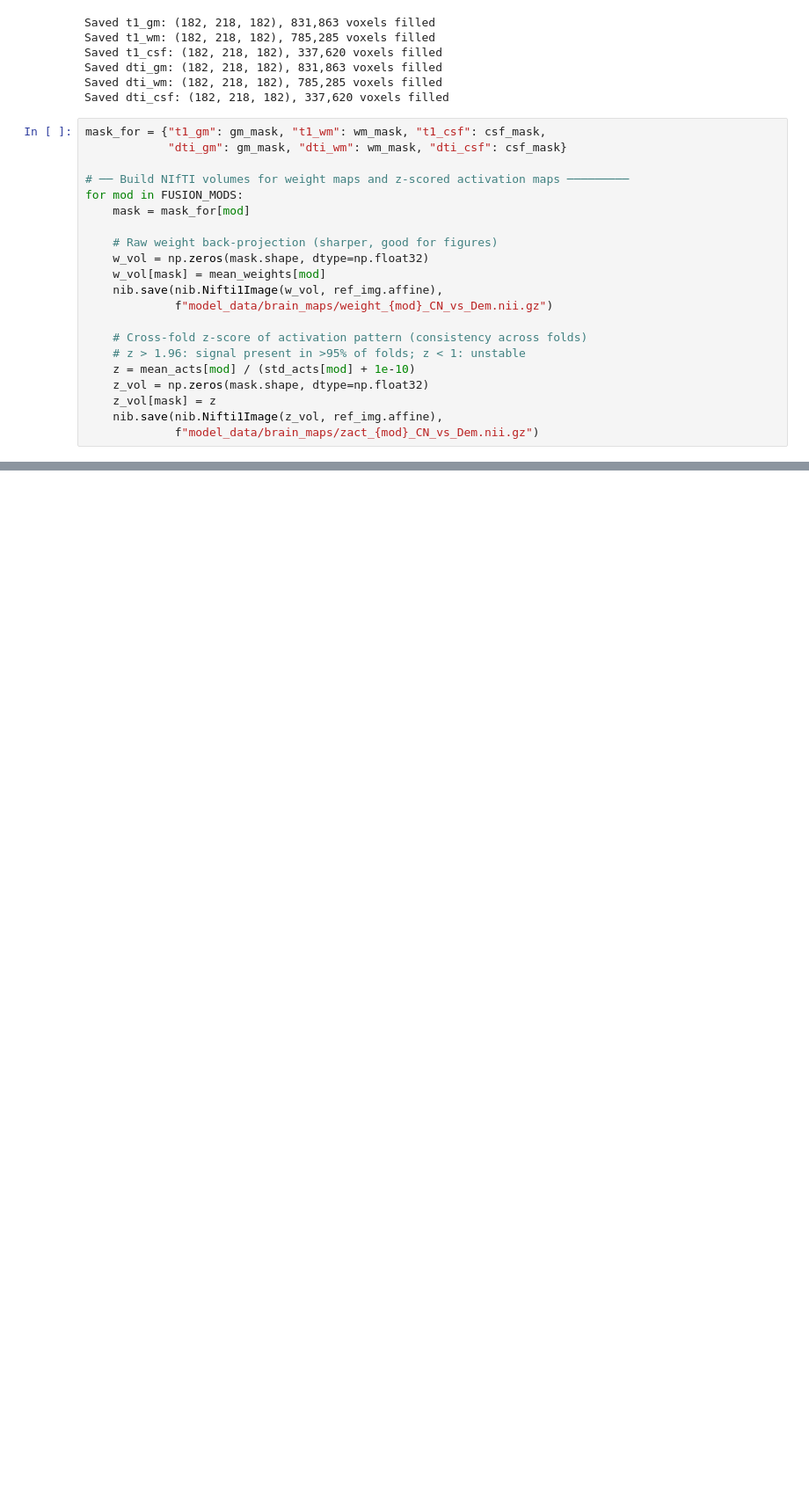
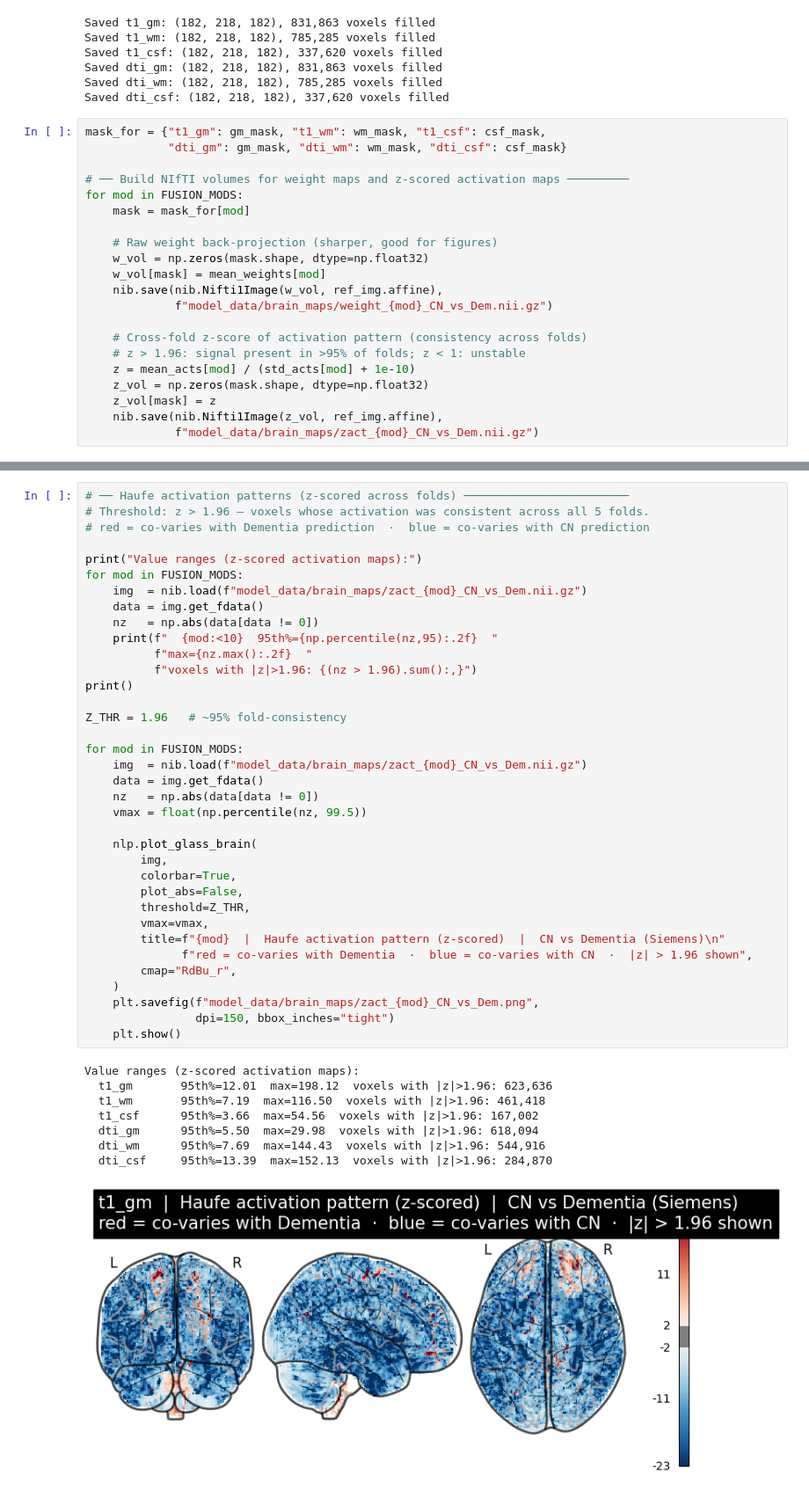
Before and after one commit to william2952/ADRU, a Jupyter notebook: model_analysis_v4.ipynb, the cells around one changed output, grey strips where cells are left out. Shown at 88% size. Drawn from its saved outputs; the diff is of its cells as text; blank space fills up the shorter version.

```diff
--- a/model_analysis_v4.ipynb
+++ b/model_analysis_v4.ipynb
@@ -1146,0 +1265,45 @@ Value ranges (weight maps):
+# %%
+# ── Haufe activation patterns (z-scored across folds) ────────────────────────
+# Threshold: z > 1.96 — voxels whose activation was consistent across all 5 folds.
+# red = co-varies with Dementia prediction  ·  blue = co-varies with CN prediction
+
+print("Value ranges (z-scored activation maps):")
+for mod in FUSION_MODS:
+    img  = nib.load(f"model_data/brain_maps/zact_{mod}_CN_vs_Dem.nii.gz")
+    data = img.get_fdata()
+    nz   = np.abs(data[data != 0])
+    print(f"  {mod:<10}  95th%={np.percentile(nz,95):.2f}  "
+          f"max={nz.max():.2f}  "
+          f"voxels with |z|>1.96: {(nz > 1.96).sum():,}")
+print()
+
+Z_THR = 1.96   # ~95% fold-consistency
+
+for mod in FUSION_MODS:
+    img  = nib.load(f"model_data/brain_maps/zact_{mod}_CN_vs_Dem.nii.gz")
+    data = img.get_fdata()
+    nz   = np.abs(data[data != 0])
+    vmax = float(np.percentile(nz, 99.5))
+
+    nlp.plot_glass_brain(
+        img,
+        colorbar=True,
+        plot_abs=False,
+        threshold=Z_THR,
+        vmax=vmax,
+        title=f"{mod}  |  Haufe activation pattern (z-scored)  |  CN vs Dementia (Siemens)\n"
+              f"red = co-varies with Dementia  ·  blue = co-varies with CN  ·  |z| > 1.96 shown",
+        cmap="RdBu_r",
+    )
+    plt.savefig(f"model_data/brain_maps/zact_{mod}_CN_vs_Dem.png",
+                dpi=150, bbox_inches="tight")
+    plt.show()
+# %% [output]
+Value ranges (z-scored activation maps):
+  t1_gm       95th%=12.01  max=198.12  voxels with |z|>1.96: 623,636
+  t1_wm       95th%=7.19  max=116.50  voxels with |z|>1.96: 461,418
+  t1_csf      95th%=3.66  max=54.56  voxels with |z|>1.96: 167,002
+  dti_gm      95th%=5.50  max=29.98  voxels with |z|>1.96: 618,094
+  dti_wm      95th%=7.69  max=144.43  voxels with |z|>1.96: 544,916
+  dti_csf     95th%=13.39  max=152.13  voxels with |z|>1.96: 284,870
+[figure, added]
```
Also changed, not shown: parts of 5 cells of this notebook.
